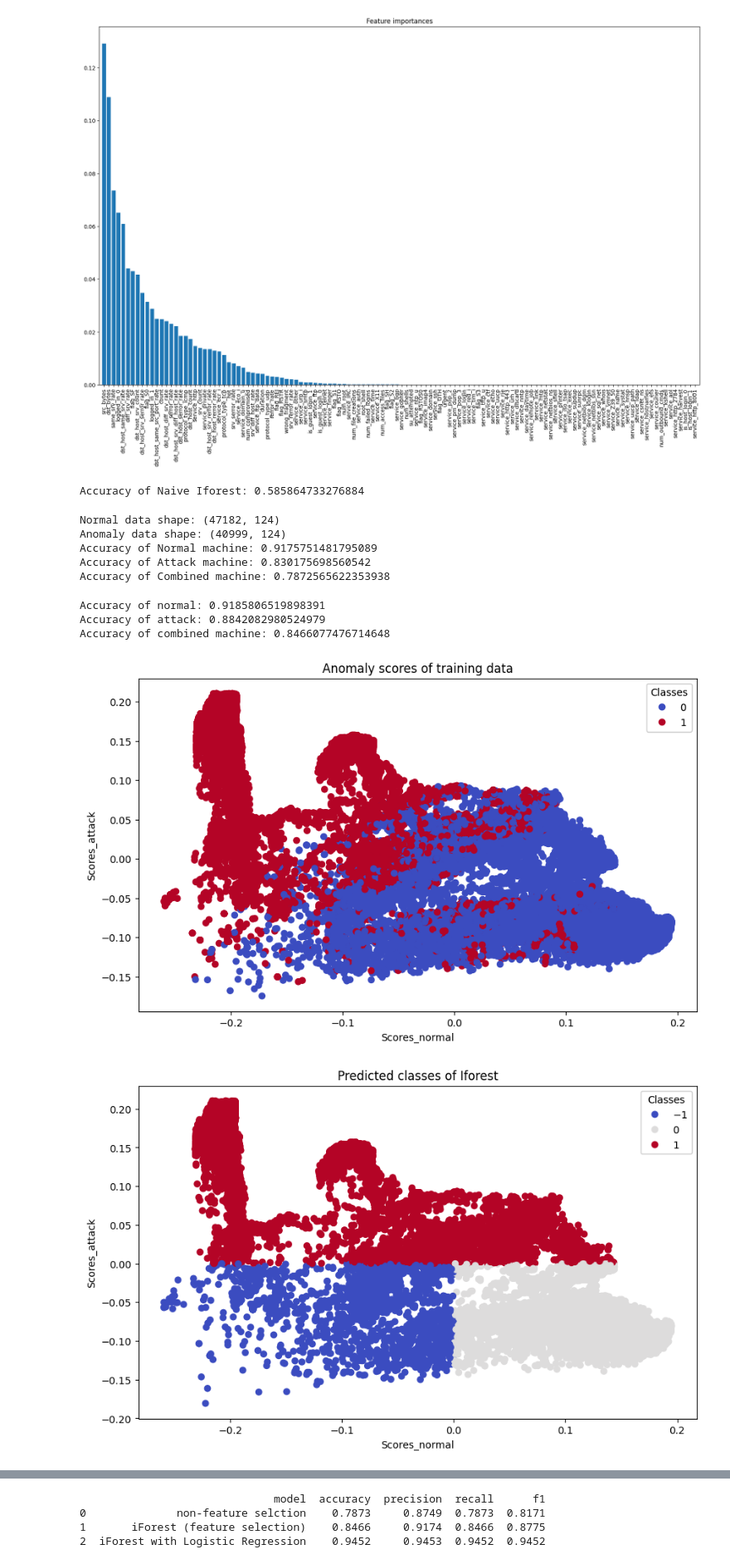
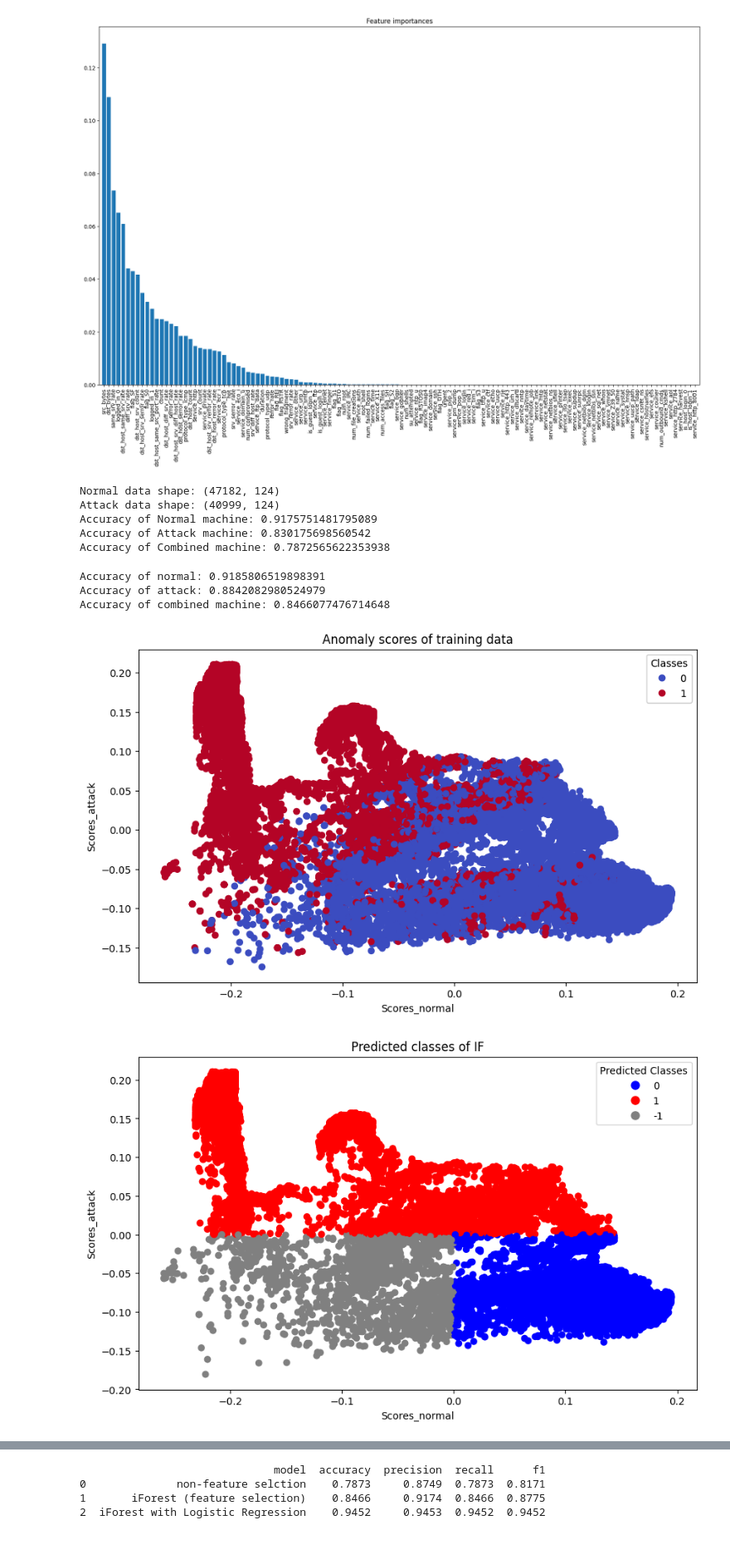
Before and after one commit to Sugata10723/Project_iforest, a Jupyter notebook: code/iforest_NSL_spilt_data_onehot.ipynb, the cells around one changed output, grey strips where cells are left out. Shown at 83% size. Saved outputs shown, nothing was run; the diff lists cells and outputs as text; code cells hidden in the pictures.

```diff
--- a/code/iforest_NSL_spilt_data_onehot.ipynb
+++ b/code/iforest_NSL_spilt_data_onehot.ipynb
@@ -100,20 +101,6 @@ plt.show()
 # %% [output]
 Accuracy of RandomForest: 0.9991003386960203
 [figure]
-# %%
-# ナイーブなiforest
-from sklearn.ensemble import IsolationForest
-
-# iforestのモデル作成
-model = IsolationForest(contamination=0.1, random_state=42)
-model.fit(X_train)
-
-# テストデータでの精度
-y_pred_naive = model.predict(X_test)
-y_pred_naive = np.where(y_pred_naive == -1, 1, 0)
-print(f"Accuracy of Naive Iforest: {accuracy_score(y_test, y_pred_naive)}")
-# %% [output]
-Accuracy of Naive Iforest: 0.585864733276884
 # %%
 # 攻撃と正常データに分割
 X_train_normal = X_train[y_train == 0]
@@ -155,7 +142,7 @@ print(f"Accuracy of Combined machine: {accuracy_score(y_test, y_pred)}")
 save_results(results, "non-feature selction", y_test, y_pred)
 # %% [output]
 Normal data shape: (47182, 124)
-Anomaly data shape: (40999, 124)
+Attack data shape: (40999, 124)
 Accuracy of Normal machine: 0.9175751481795089
 Accuracy of Attack machine: 0.830175698560542
 Accuracy of Combined machine: 0.7872565622353938
@@ -199,41 +186,45 @@ Accuracy of normal: 0.9185806519898391
 Accuracy of attack: 0.8842082980524979
 Accuracy of combined machine: 0.8466077476714648
 # %%
+import numpy as np
+import matplotlib.pyplot as plt
+
 # トレーニングデータの異常スコアを取得
 X_train_dropped = X_train[data.columns[important_features]]
 scores_train_normal = model_normal.decision_function(X_train_dropped)
 scores_train_anomaly = model_anomaly.decision_function(X_train_dropped)
 scores_train = np.column_stack((scores_train_normal, scores_train_anomaly))
 
 # テストデータの異常スコアを取得
 scores_normal = model_normal.decision_function(X_test_dropped)
 Scores_attack = model_anomaly.decision_function(X_test_dropped)
 scores = np.column_stack((scores_normal, Scores_attack))
 
 # トレーニングデータの異常スコアをプロット
 plt.figure(figsize=(10, 6))
 scatter = plt.scatter(scores_train[:, 0], scores_train[:, 1], c=y_train, cmap="coolwarm")
 plt.xlabel("Scores_normal")
 plt.ylabel("Scores_attack")
-legend1 = plt.legend(*scatter.legend_elements(),
-                    loc="upper right", title="Classes")
+legend1 = plt.legend(*scatter.legend_elements(), loc="upper right", title="Classes")
 plt.gca().add_artist(legend1)
 plt.title("Anomaly scores of training data")
 plt.show()
 
+
 # 予測したクラスをプロット
+colors = {0: "blue", 1: "red", -1: "grey"}  # クラスごとの色を指定
+color_list = [colors[label] for label in y_pred]
 plt.figure(figsize=(10, 6))
-scatter = plt.scatter(scores[:, 0], scores[:, 1], c=y_pred, cmap="coolwarm")
+scatter = plt.scatter(scores[:, 0], scores[:, 1], c=color_list)
 plt.xlabel("Scores_normal")
 plt.ylabel("Scores_attack")
-plt.title("Predicted classes of Iforest")
-legend1 = plt.legend(*scatter.legend_elements(),
-                    loc="upper right", title="Classes")
-plt.gca().add_artist(legend1)
+plt.title("Predicted classes of IF")
+handles = [plt.Line2D([0], [0], marker='o', color='w', markerfacecolor=color, markersize=10, label=f'{i}') for i, color in colors.items()]
+plt.legend(handles=handles, loc="upper right", title="Predicted Classes")
 plt.show()
 # %% [output]
 [figure]
-[figure, old version]
+[figure, new version]
 # %%
 # ロジスティック回帰を用いてラベルを予測
 from sklearn.linear_model import LogisticRegression
```
Also changed, not shown: parts of 3 cells of this notebook, 4 other files.
